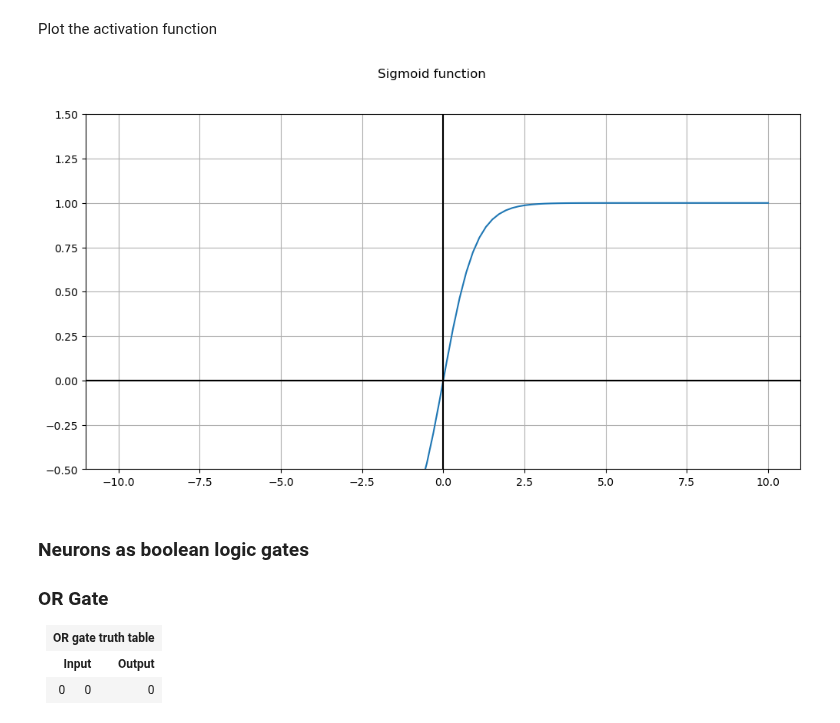
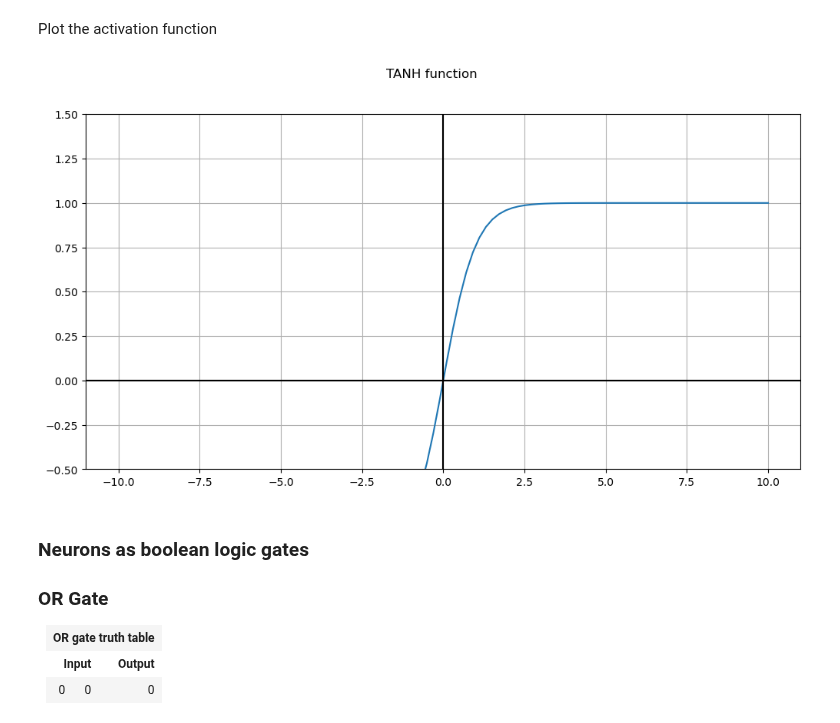
Before and after one commit to de-fernandez/CPE-313-CPE32S3, a Jupyter notebook: Don Eleazar T. Fernandez, CPE32S3, CPE 313 (Hands-on Activity 1.1 - Neural Networks).ipynb, the cells around one changed output. Cells and saved outputs as stored; diff of their text form; code cells hidden in the pictures.

```diff
--- a/Don Eleazar T. Fernandez, CPE32S3, CPE 313 (Hands-on Activity 1.1 - Neural Networks).ipynb
+++ b/Don Eleazar T. Fernandez, CPE32S3, CPE 313 (Hands-on Activity 1.1 - Neural Networks).ipynb
@@ -60,18 +61,19 @@ Plot the activation function
 # %%
 #type your code here
 
 vals = np.linspace(-10, 10, num=100, dtype=np.float32)
 activation = tanh(vals)
 fig = plt.figure(figsize=(12,6))
-fig.suptitle('Sigmoid function')
+fig.suptitle('TANH function')
 plt.plot(vals, activation)
 plt.grid(True, which='both')
 plt.axhline(y=0, color='k')
 plt.axvline(x=0, color='k')
 plt.yticks()
 plt.ylim([-0.5, 1.5]);
+plt.show()
 # %% [output]
-[figure, old version]
+[figure, new version]
 # %% [markdown]
 ### Neurons as boolean logic gates
 
```
Also changed, not shown: parts of 6 cells of this notebook, 1 other file.
